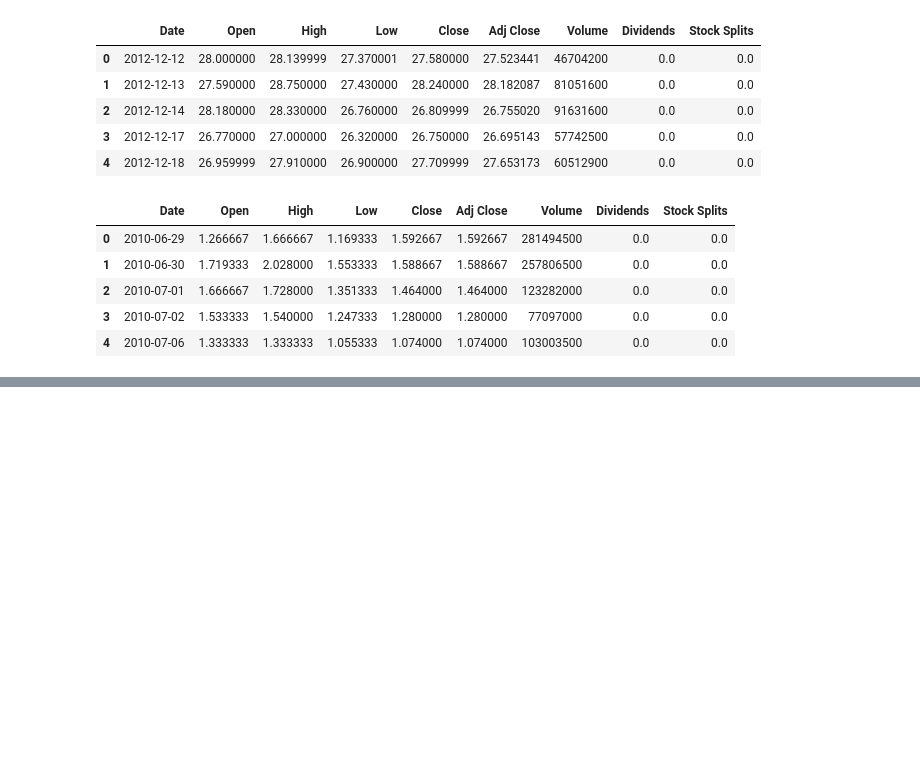
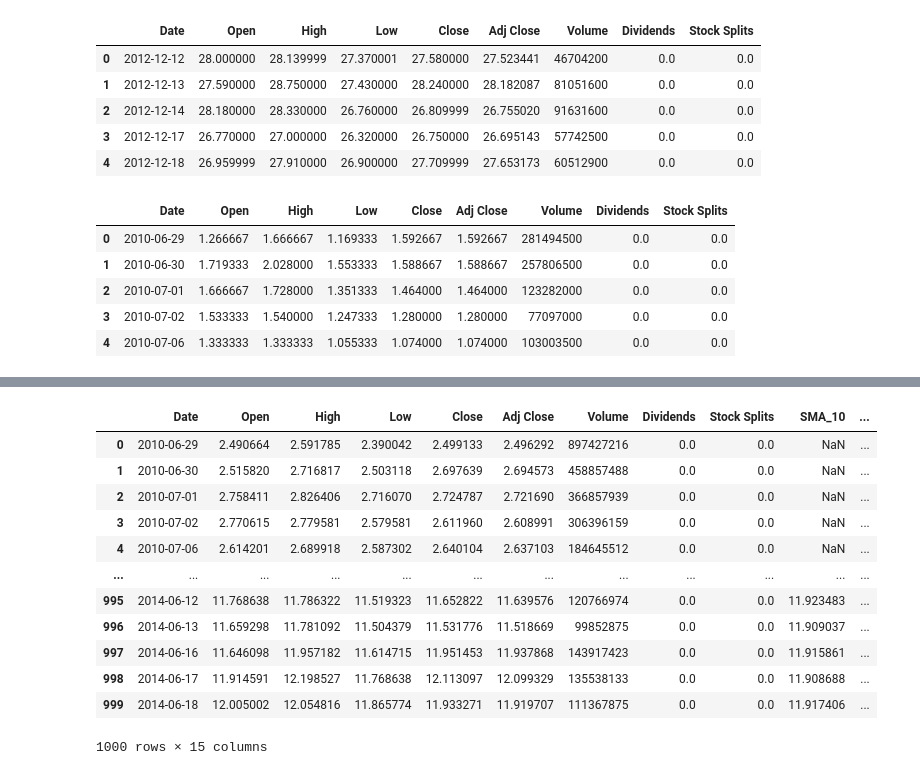
Before and after one commit to yohannesalex/stock-market-predictions, a Jupyter notebook: notebooks/Quantitative analysis.ipynb, the cells around one changed output, grey strips where cells are left out. Saved outputs shown, nothing was run; the diff lists cells and outputs as text; code cells hidden in the pictures; blank space fills up the shorter version.

```diff
--- a/notebooks/Quantitative analysis.ipynb
+++ b/notebooks/Quantitative analysis.ipynb
@@ -73,0 +120,33 @@ tesla_data.head()
+# %%
+# Calculate Moving Averages
+google_data['SMA_10'] = talib.SMA(google_data['Close'], timeperiod=10)  # Simple Moving Average with a 10-day window
+google_data['EMA_10'] = talib.EMA(google_data['Close'], timeperiod=10)  # Exponential Moving Average with a 10-day window
+
+# Calculate RSI (Relative Strength Index)
+google_data['RSI'] = talib.RSI(google_data['Close'], timeperiod=14)  # RSI with a 14-day window
+
+# Calculate MACD (Moving Average Convergence Divergence)
+macd, macd_signal, macd_hist = talib.MACD(
+    google_data['Close'],
+    fastperiod=12,
+    slowperiod=26,
+    signalperiod=9
+)
+google_data['MACD'] = macd
+google_data['MACD_Signal'] = macd_signal
+google_data['MACD_Hist'] = macd_hist
+google_data.head(1000)
+# %% [output]
+|  | Date | Open | High | Low | Close | Adj Close | Volume | Dividends | Stock Splits | SMA_10 | ... |
+| 0 | 2010-06-29 | 2.490664 | 2.591785 | 2.390042 | 2.499133 | 2.496292 | 897427216 | 0.0 | 0.0 | NaN | ... |
+| 1 | 2010-06-30 | 2.515820 | 2.716817 | 2.503118 | 2.697639 | 2.694573 | 458857488 | 0.0 | 0.0 | NaN | ... |
+| 2 | 2010-07-01 | 2.758411 | 2.826406 | 2.716070 | 2.724787 | 2.721690 | 366857939 | 0.0 | 0.0 | NaN | ... |
+| 3 | 2010-07-02 | 2.770615 | 2.779581 | 2.579581 | 2.611960 | 2.608991 | 306396159 | 0.0 | 0.0 | NaN | ... |
+| 4 | 2010-07-06 | 2.614201 | 2.689918 | 2.587302 | 2.640104 | 2.637103 | 184645512 | 0.0 | 0.0 | NaN | ... |
+| ... | ... | ... | ... | ... | ... | ... | ... | ... | ... | ... | ... |
+| 995 | 2014-06-12 | 11.768638 | 11.786322 | 11.519323 | 11.652822 | 11.639576 | 120766974 | 0.0 | 0.0 | 11.923483 | ... |
+| 996 | 2014-06-13 | 11.659298 | 11.781092 | 11.504379 | 11.531776 | 11.518669 | 99852875 | 0.0 | 0.0 | 11.909037 | ... |
+| 997 | 2014-06-16 | 11.646098 | 11.957182 | 11.614715 | 11.951453 | 11.937868 | 143917423 | 0.0 | 0.0 | 11.915861 | ... |
+| 998 | 2014-06-17 | 11.914591 | 12.198527 | 11.768638 | 12.113097 | 12.099329 | 135538133 | 0.0 | 0.0 | 11.908688 | ... |
+| 999 | 2014-06-18 | 12.005002 | 12.054816 | 11.865774 | 11.933271 | 11.919707 | 111367875 | 0.0 | 0.0 | 11.917406 | ... |
+1000 rows × 15 columns
```
Also changed, not shown: parts of 9 cells of this notebook, 1 other file.
